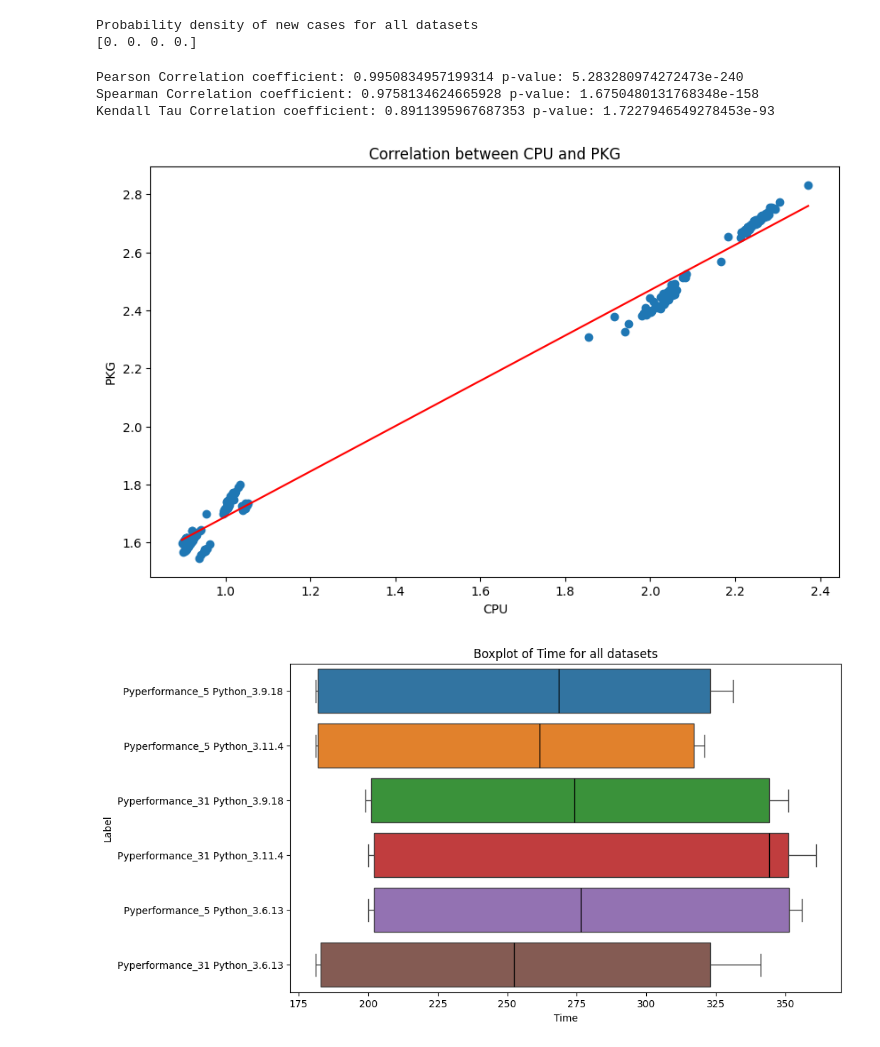
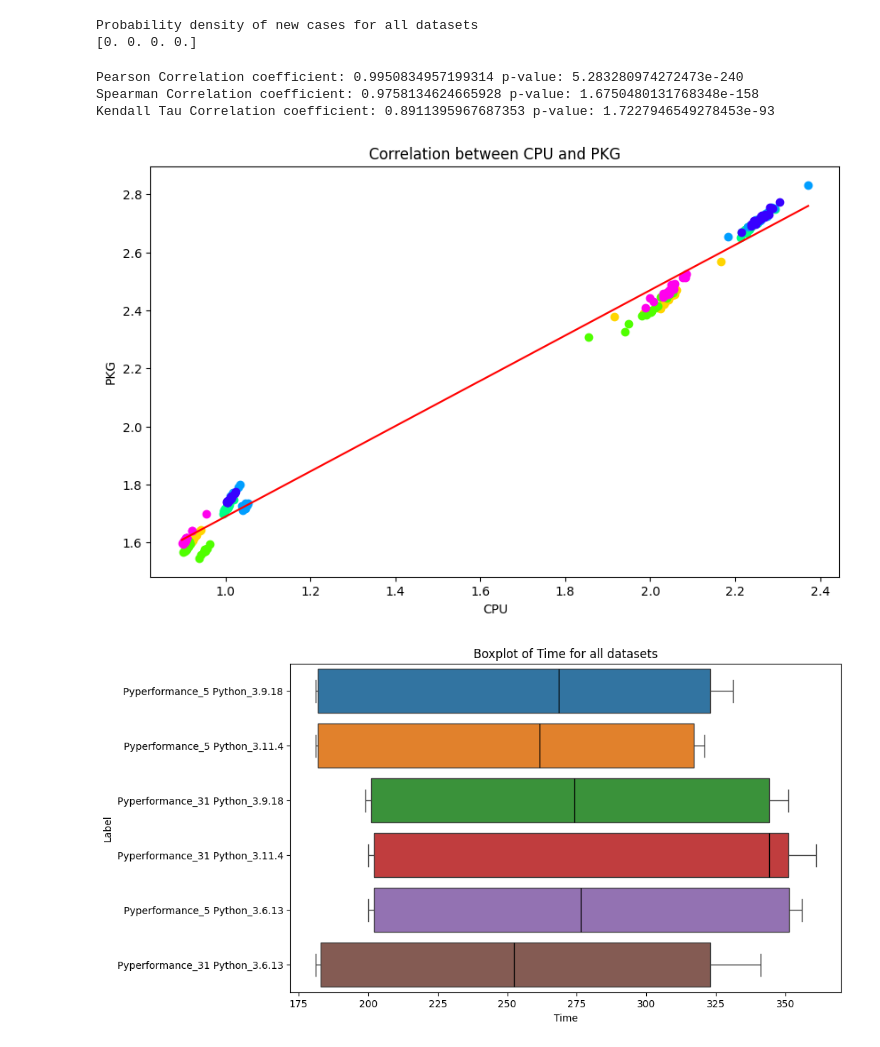
Before and after one commit to JoseBambora/ProjetoEES, a Jupyter notebook: Parte1/Aula1_eng.ipynb, the cells around one changed output. Cells and saved outputs as stored; diff of their text form; code cells hidden in the pictures.

Commit message:
Added more graphs

```diff
--- a/Parte1/Aula1_eng.ipynb
+++ b/Parte1/Aula1_eng.ipynb
@@ -145,33 +145,41 @@ Probability density of new cases for all datasets
 # %%
 # Calculate correlation
 pearson_corr, pearson_pvalue = stats.pearsonr(combined_df['CPU'], combined_df['PKG'])
 spearman_corr, spearman_pvalue = stats.spearmanr(combined_df['CPU'], combined_df['PKG'])
 kendall_corr, kendall_pvalue = stats.kendalltau(combined_df['CPU'], combined_df['PKG'])
 
 print("Pearson Correlation coefficient:", pearson_corr, "p-value:", pearson_pvalue)
 print("Spearman Correlation coefficient:", spearman_corr, "p-value:", spearman_pvalue)
 print("Kendall Tau Correlation coefficient:", kendall_corr, "p-value:", kendall_pvalue)
 
 # Plotting
 plt.figure(figsize=(10,6))
 plt.title('Correlation between CPU and PKG')
 
+palette = sea.color_palette("hsv", len(combined_df['Label'].unique()))
+
 # Scatter plot
-plt.scatter(combined_df.CPU, combined_df.PKG)
+for program, color in zip(combined_df['Label'].unique(), palette):
+    plt.scatter(combined_df[combined_df['Label'] == program]['CPU'],
+                combined_df[combined_df['Label'] == program]['PKG'],
+                color=color,
+                label=program)
 
 # Best fitting line
 plt.plot(np.unique(combined_df.CPU), np.poly1d(np.polyfit(combined_df.CPU, combined_df.PKG, 1))(np.unique(combined_df.CPU)), color='red')
 
 # Labelling axes
 plt.xlabel('CPU')
 plt.ylabel('PKG')
 
+plt.legend()
+
 plt.show()
 # %% [output]
 Pearson Correlation coefficient: 0.9950834957199314 p-value: 5.283280974272473e-240
 Spearman Correlation coefficient: 0.9758134624665928 p-value: 1.6750480131768348e-158
 Kendall Tau Correlation coefficient: 0.8911395967687353 p-value: 1.7227946549278453e-93
-[figure, old version]
+[figure, new version]
 # %%
 # Plotting boxplot
 plt.figure(figsize=(10,6))
```
